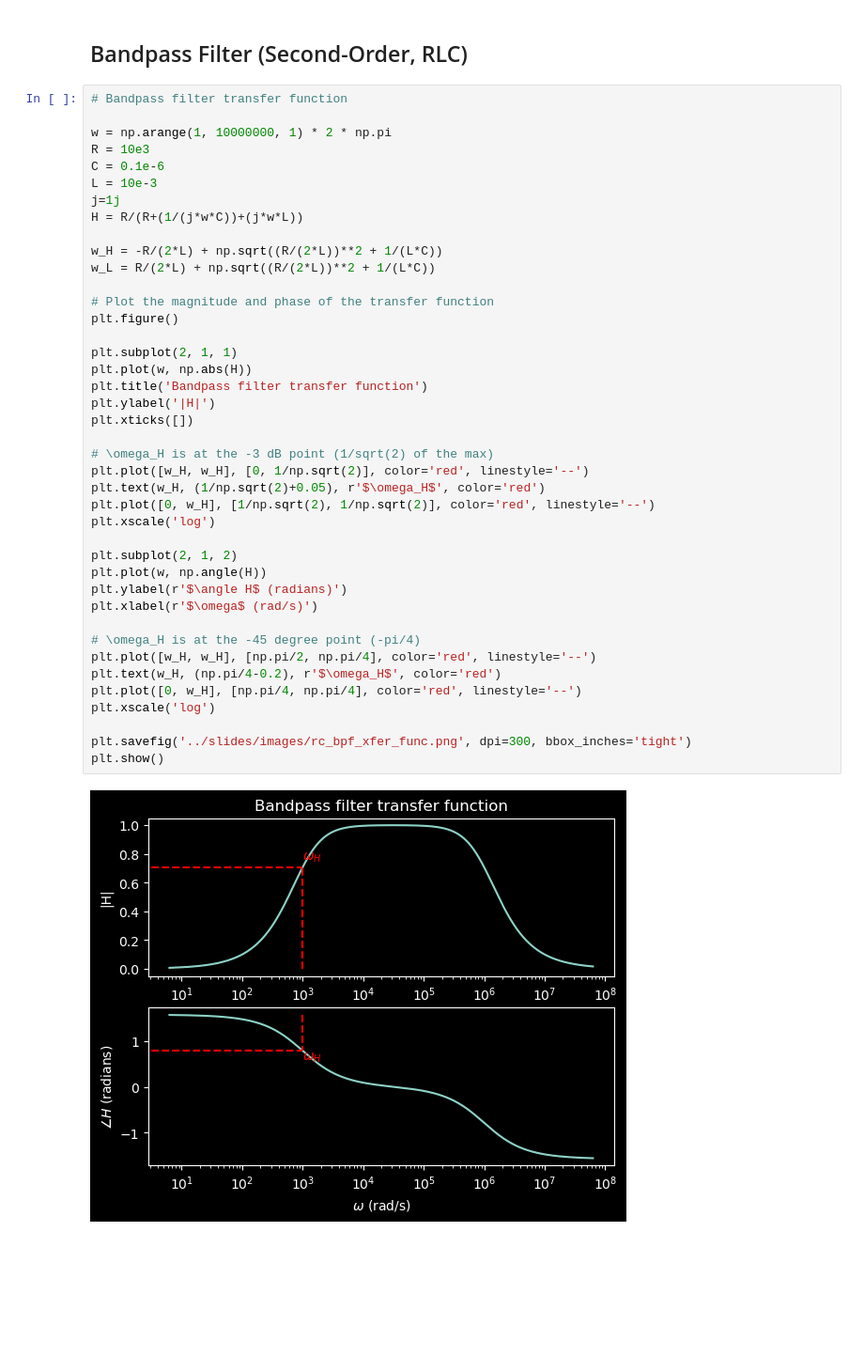
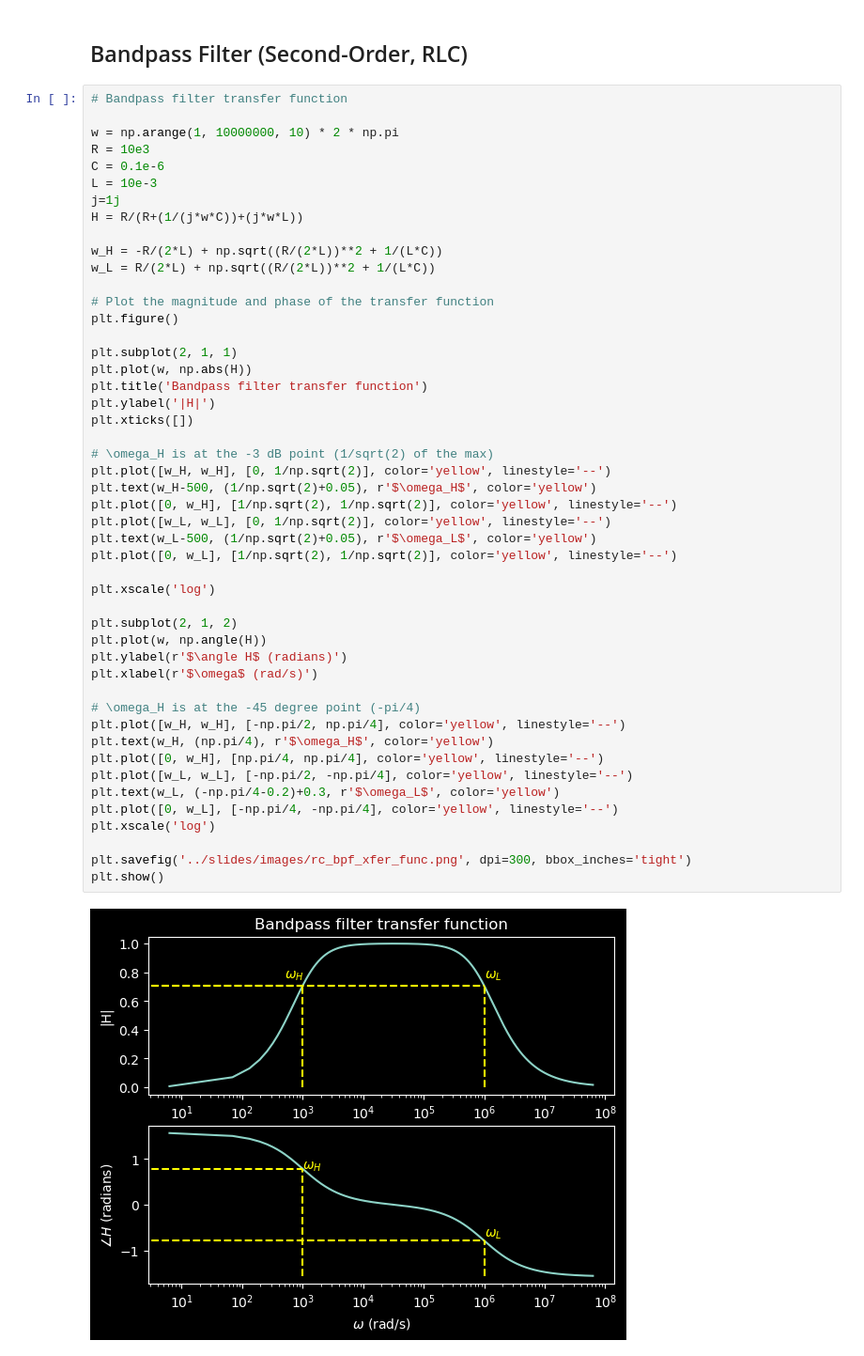
Before and after one commit to mlp6/Biomedical-Electronic-Measurements, a Jupyter notebook: notebooks/filters.ipynb, the cells around one changed output. Shown: that part at 94% size. Saved outputs shown, nothing was run; the diff lists cells and outputs as text; blank space fills up the shorter version.

```diff
--- a/notebooks/filters.ipynb
+++ b/notebooks/filters.ipynb
@@ -95,43 +94,50 @@ plt.show()
 # %%
 # Bandpass filter transfer function
 
-w = np.arange(1, 10000000, 1) * 2 * np.pi
+w = np.arange(1, 10000000, 10) * 2 * np.pi
 R = 10e3
 C = 0.1e-6
 L = 10e-3
 j=1j
 H = R/(R+(1/(j*w*C))+(j*w*L))
 
 w_H = -R/(2*L) + np.sqrt((R/(2*L))**2 + 1/(L*C))
 w_L = R/(2*L) + np.sqrt((R/(2*L))**2 + 1/(L*C))
 
 # Plot the magnitude and phase of the transfer function
 plt.figure()
 
 plt.subplot(2, 1, 1)
 plt.plot(w, np.abs(H))
 plt.title('Bandpass filter transfer function')
 plt.ylabel('|H|')
 plt.xticks([])
 
 # \omega_H is at the -3 dB point (1/sqrt(2) of the max)
-plt.plot([w_H, w_H], [0, 1/np.sqrt(2)], color='red', linestyle='--')
-plt.text(w_H, (1/np.sqrt(2)+0.05), r'$\omega_H$', color='red')
-plt.plot([0, w_H], [1/np.sqrt(2), 1/np.sqrt(2)], color='red', linestyle='--')
+plt.plot([w_H, w_H], [0, 1/np.sqrt(2)], color='yellow', linestyle='--')
+plt.text(w_H-500, (1/np.sqrt(2)+0.05), r'$\omega_H$', color='yellow')
+plt.plot([0, w_H], [1/np.sqrt(2), 1/np.sqrt(2)], color='yellow', linestyle='--')
+plt.plot([w_L, w_L], [0, 1/np.sqrt(2)], color='yellow', linestyle='--')
+plt.text(w_L-500, (1/np.sqrt(2)+0.05), r'$\omega_L$', color='yellow')
+plt.plot([0, w_L], [1/np.sqrt(2), 1/np.sqrt(2)], color='yellow', linestyle='--')
+
 plt.xscale('log')
 
 plt.subplot(2, 1, 2)
 plt.plot(w, np.angle(H))
 plt.ylabel(r'$\angle H$ (radians)')
 plt.xlabel(r'$\omega$ (rad/s)')
 
 # \omega_H is at the -45 degree point (-pi/4)
-plt.plot([w_H, w_H], [np.pi/2, np.pi/4], color='red', linestyle='--')
-plt.text(w_H, (np.pi/4-0.2), r'$\omega_H$', color='red')
-plt.plot([0, w_H], [np.pi/4, np.pi/4], color='red', linestyle='--')
+plt.plot([w_H, w_H], [-np.pi/2, np.pi/4], color='yellow', linestyle='--')
+plt.text(w_H, (np.pi/4), r'$\omega_H$', color='yellow')
+plt.plot([0, w_H], [np.pi/4, np.pi/4], color='yellow', linestyle='--')
+plt.plot([w_L, w_L], [-np.pi/2, -np.pi/4], color='yellow', linestyle='--')
+plt.text(w_L, (-np.pi/4-0.2)+0.3, r'$\omega_L$', color='yellow')
+plt.plot([0, w_L], [-np.pi/4, -np.pi/4], color='yellow', linestyle='--')
 plt.xscale('log')
 
 plt.savefig('../slides/images/rc_bpf_xfer_func.png', dpi=300, bbox_inches='tight')
 plt.show()
 # %% [output]
-[figure, old version]
+[figure, new version]
```
Also changed, not shown: parts of 2 cells of this notebook, 3 other files.
